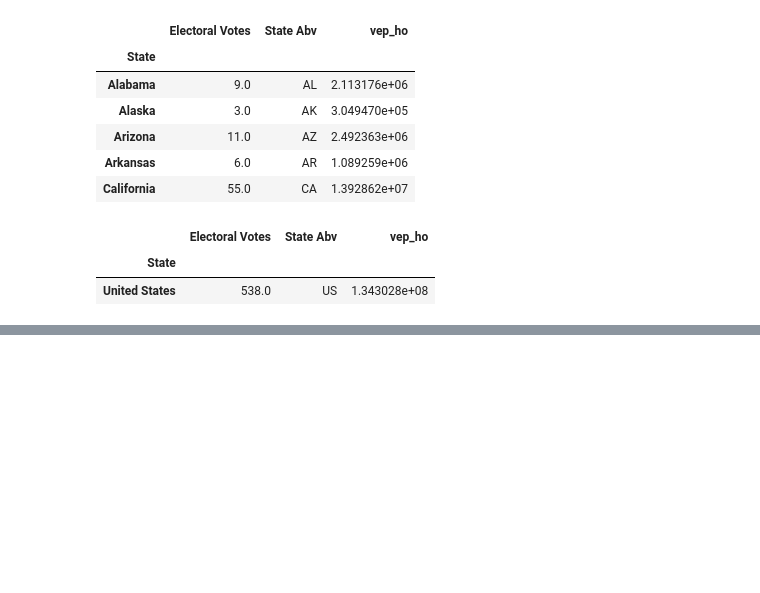
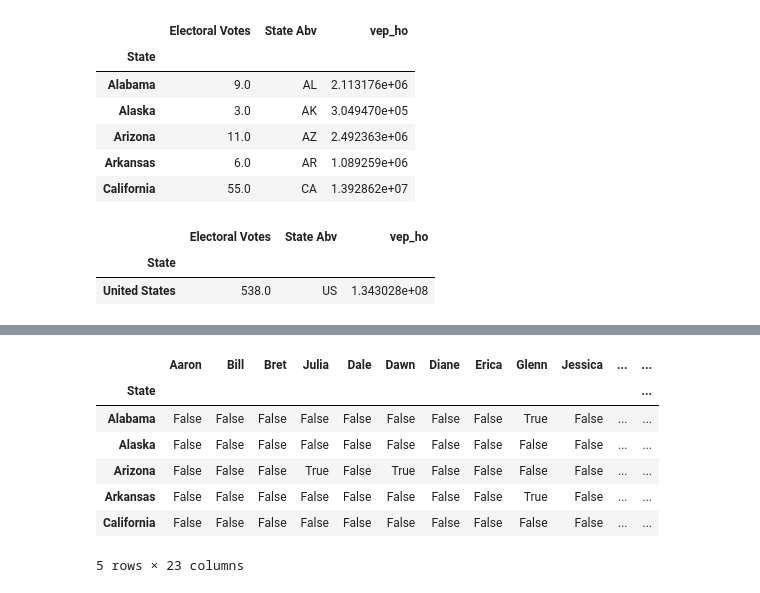
Before and after one commit to reallyasi9/pickem-analysis, a Jupyter notebook: election-2016/election-pickem.ipynb, the cells around one changed output, grey strips where cells are left out. Cells and saved outputs as stored; diff of their text form; code cells hidden in the pictures; blank space fills up the shorter version.

```diff
--- a/election-2016/election-pickem.ipynb
+++ b/election-2016/election-pickem.ipynb
@@ -154,0 +389,4 @@ dtype: float64
+# %%
+# How about differences from 2012?
+results_2012_df = pd.read_csv('data/results-2012.csv', index_col='State')
+results_2012_df.head()
@@ -154,0 +401,12 @@ dtype: float64
+# %%
+margin_2012 = results_2012_df['Margin']
+margin_2012.loc[margin_2012 < -.2] = -.225
+margin_2012.loc[(margin_2012 >= -.2) & (margin_2012 < -.1)] = -.15
+margin_2012.loc[(margin_2012 >= -.1) & (margin_2012 < -.05)] = -.075
+margin_2012.loc[(margin_2012 >= -.05) & (margin_2012 < 0)] = -.025
+margin_2012.loc[(margin_2012 >= 0) & (margin_2012 < .05)] = .025
+margin_2012.loc[(margin_2012 >= .05) & (margin_2012 < .1)] = .075
+margin_2012.loc[(margin_2012 >= .1) & (margin_2012 < .2)] = .15
+margin_2012.loc[margin_2012 >= .2] = .225
+
+margin_2012.head()
@@ -154,0 +463,14 @@ dtype: float64
+# %%
+# Who picks the most changes?
+win_2012 = margin_2012.map(np.sign)
+diff_win_df = picks_win_df.apply(lambda x: x != win_2012)
+diff_win_df.head()
+# %% [output]
+|  | Aaron | Bill | Bret | Julia | Dale | Dawn | Diane | Erica | Glenn | Jessica | ... | ... |
+| State |  |  |  |  |  |  |  |  |  |  |  | ... |
+| Alabama | False | False | False | False | False | False | False | False | True | False | ... | ... |
+| Alaska | False | False | False | False | False | False | False | False | False | False | ... | ... |
+| Arizona | False | False | False | True | False | True | False | False | False | False | ... | ... |
+| Arkansas | False | False | False | False | False | False | False | False | True | False | ... | ... |
+| California | False | False | False | False | False | False | False | False | False | False | ... | ... |
+5 rows × 23 columns
```
Also changed, not shown: parts of 21 cells of this notebook, 2 other files.
